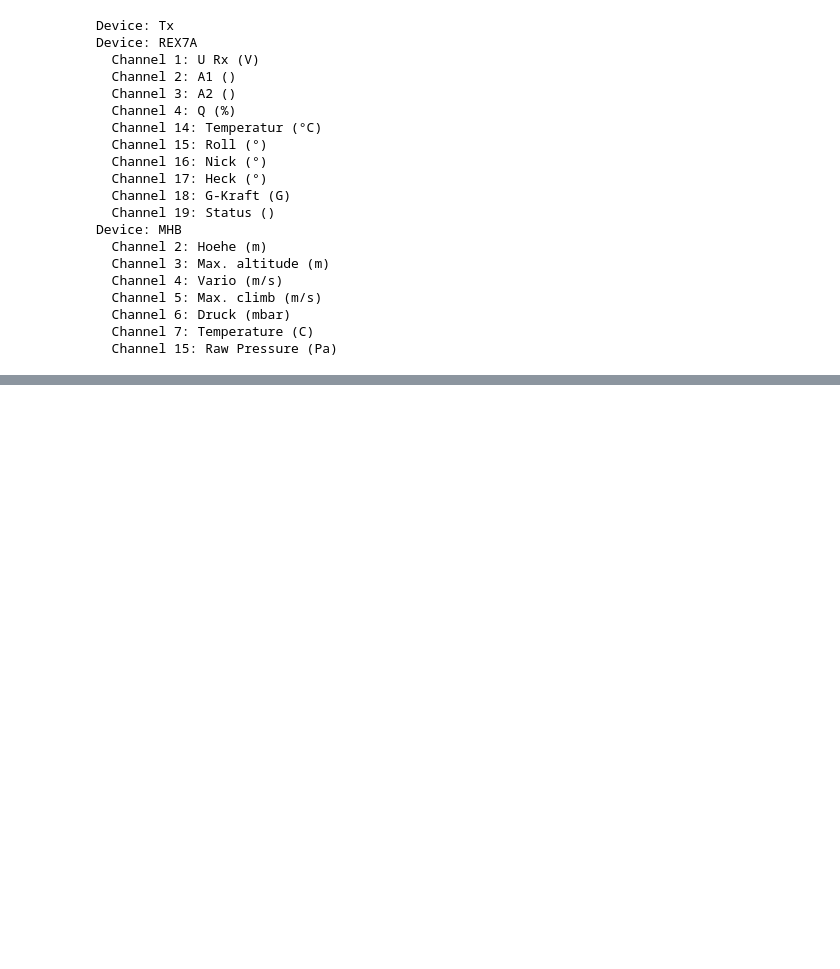
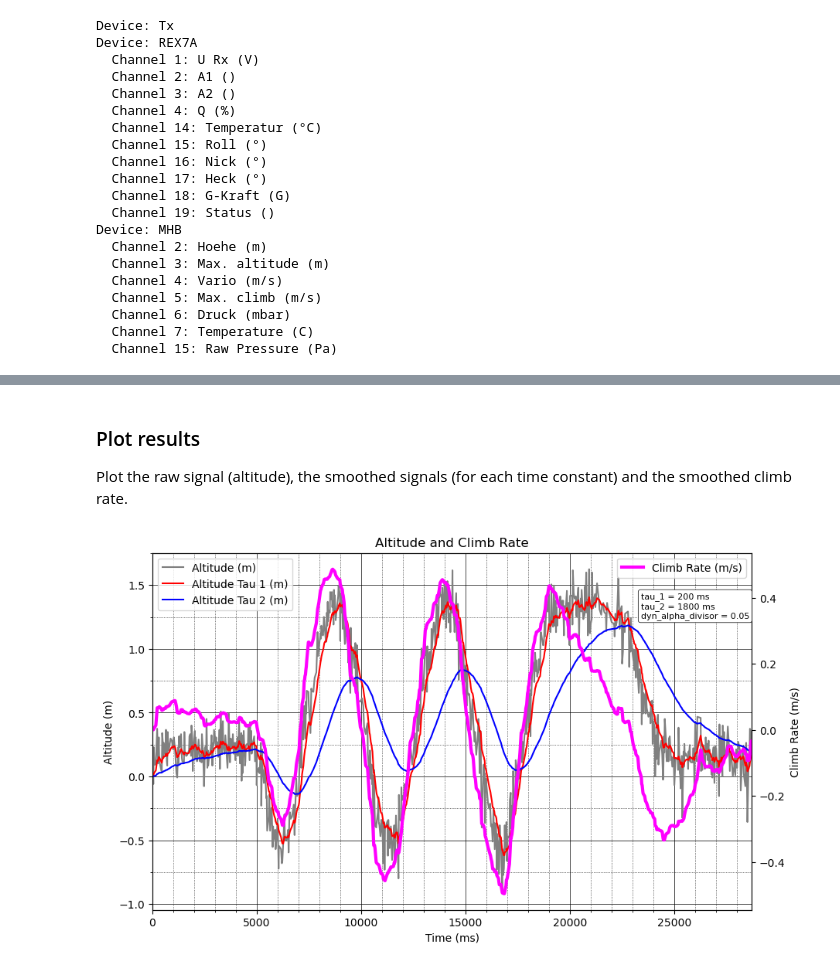
Before and after one commit to chiefenne/JETI_EX_BUS, a Jupyter notebook: signal_filter/Signal_Filter.ipynb, the cells around one changed output, grey strips where cells are left out. Drawn from its saved outputs; the diff is of its cells as text; code cells hidden in the pictures; blank space fills up the shorter version.

```diff
--- a/signal_filter/Signal_Filter.ipynb
+++ b/signal_filter/Signal_Filter.ipynb
@@ -122,0 +51,4 @@ def generate_altitude_signal(duration, dt, noise_amplitude=0, add_noise=True):
+# %%
+# calculate the altutude based on pressure (Pa) and standard atmosphere
+def altitude_from_pressure(pressure, sea_level_pressure=101325):
+    return 44330.8 * (1.0 - (pressure / sea_level_pressure)**(1/5.255))
@@ -218,0 +195,47 @@ plt.show()
+# %% [markdown]
+### Plot results
+Plot the raw signal (altitude), the smoothed signals (for each time constant) and the smoothed climb rate.
+# %%
+# Recalculate the altitude so that the first value is zero
+altitude = altitude - altitude[0]
+smoothed_altitude_1 = smoothed_altitude_1 - smoothed_altitude_1[0]
+smoothed_altitude_2 = smoothed_altitude_2 - smoothed_altitude_2[0]
+
+# Plot the altitude, its smoothed versions, and the climb rate at the right y-axis
+fig, ax1 = plt.subplots(figsize=(10, 6))
+ax2 = ax1.twinx()
+
+ax1.plot(timestamps, altitude, label="Altitude (m)", color='grey')
+ax1.plot(timestamps, smoothed_altitude_1, label="Altitude Tau 1 (m)", color='r')
+ax1.plot(timestamps, smoothed_altitude_2, label="Altitude Tau 2 (m)", color='b')
+ax2.plot(timestamps, climb_rate, label="Climb Rate (m/s)", color='magenta', lw=3)
+
+ax1.set_xlabel("Time (ms)")
+ax1.set_ylabel("Altitude (m)")
+ax2.set_ylabel("Climb Rate (m/s)")
+
+ax1.legend(loc='upper left')
+ax2.legend(loc='upper right')
+
+plt.title("Altitude and Climb Rate")
+# Set grid with specific ticks
+ax1.grid(which='major', linestyle='-', linewidth='0.5', color='black')
+ax1.grid(which='minor', linestyle=':', linewidth='0.5', color='black')
+
+# Set major and minor ticks for x-axis
+ax1.xaxis.set_major_locator(plt.MultipleLocator(5000))
+ax1.xaxis.set_minor_locator(plt.MultipleLocator(1000))
+ax1.yaxis.set_major_locator(plt.MultipleLocator(0.5))
+ax1.yaxis.set_minor_locator(plt.MultipleLocator(0.25))
+
+# start x-axis from 0
+plt.xlim(0, timestamps[-1])
+
+# add the filter parameters to the plot in a box with white background and black outline
+props = dict(boxstyle='round', facecolor='white', edgecolor='black', lw=0.5)
+textstr = f"tau_1 = {tau_1} ms\ntau_2 = {tau_2} ms\ndyn_alpha_divisor = {dyn_alpha_divisor}"
+plt.text(0.815, 0.89, textstr, transform=ax1.transAxes, fontsize=8, verticalalignment='top', bbox=props)
+
+plt.show()
+# %% [output]
+[figure, added]
```
Also changed, not shown: parts of 20 cells of this notebook.
